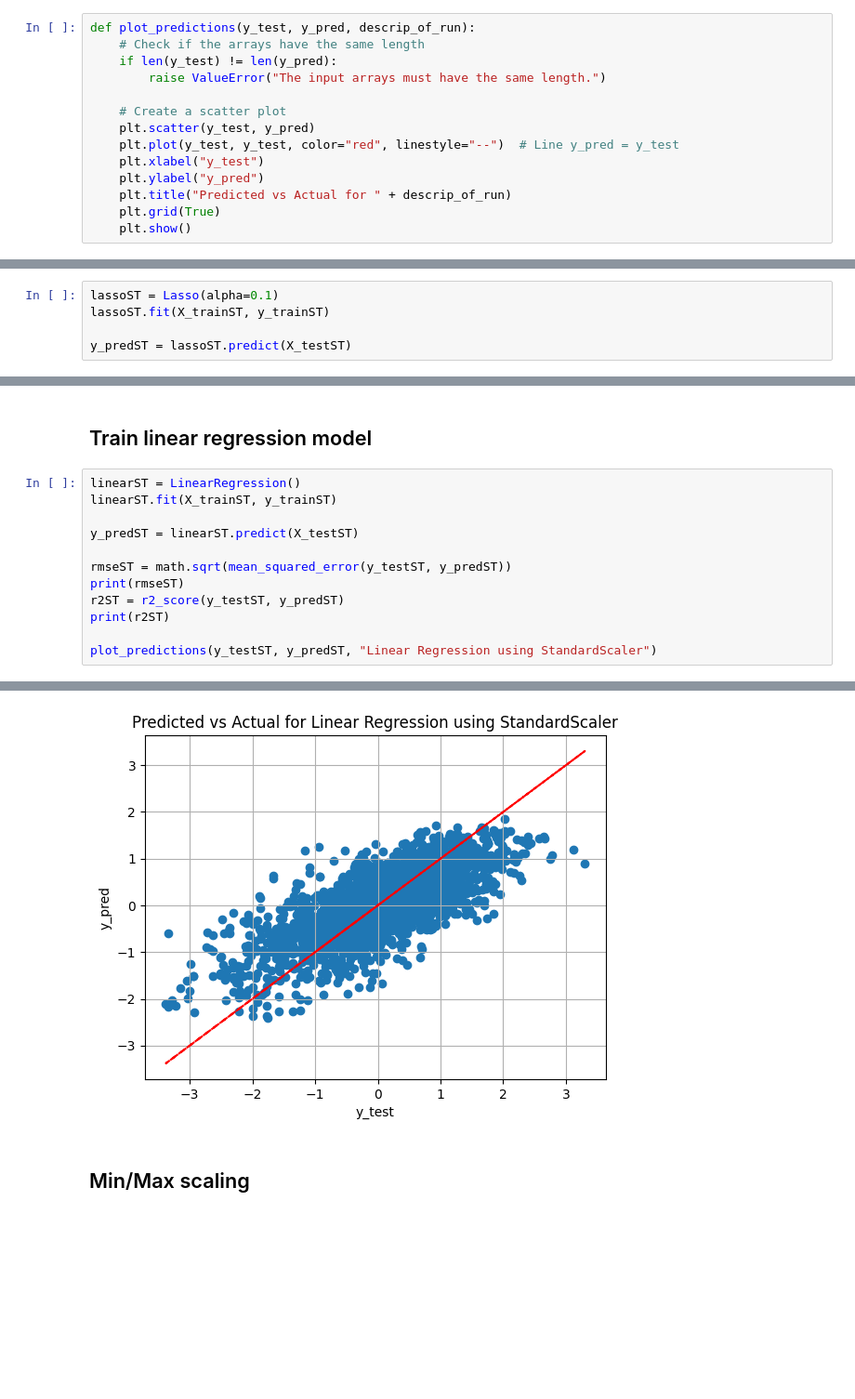
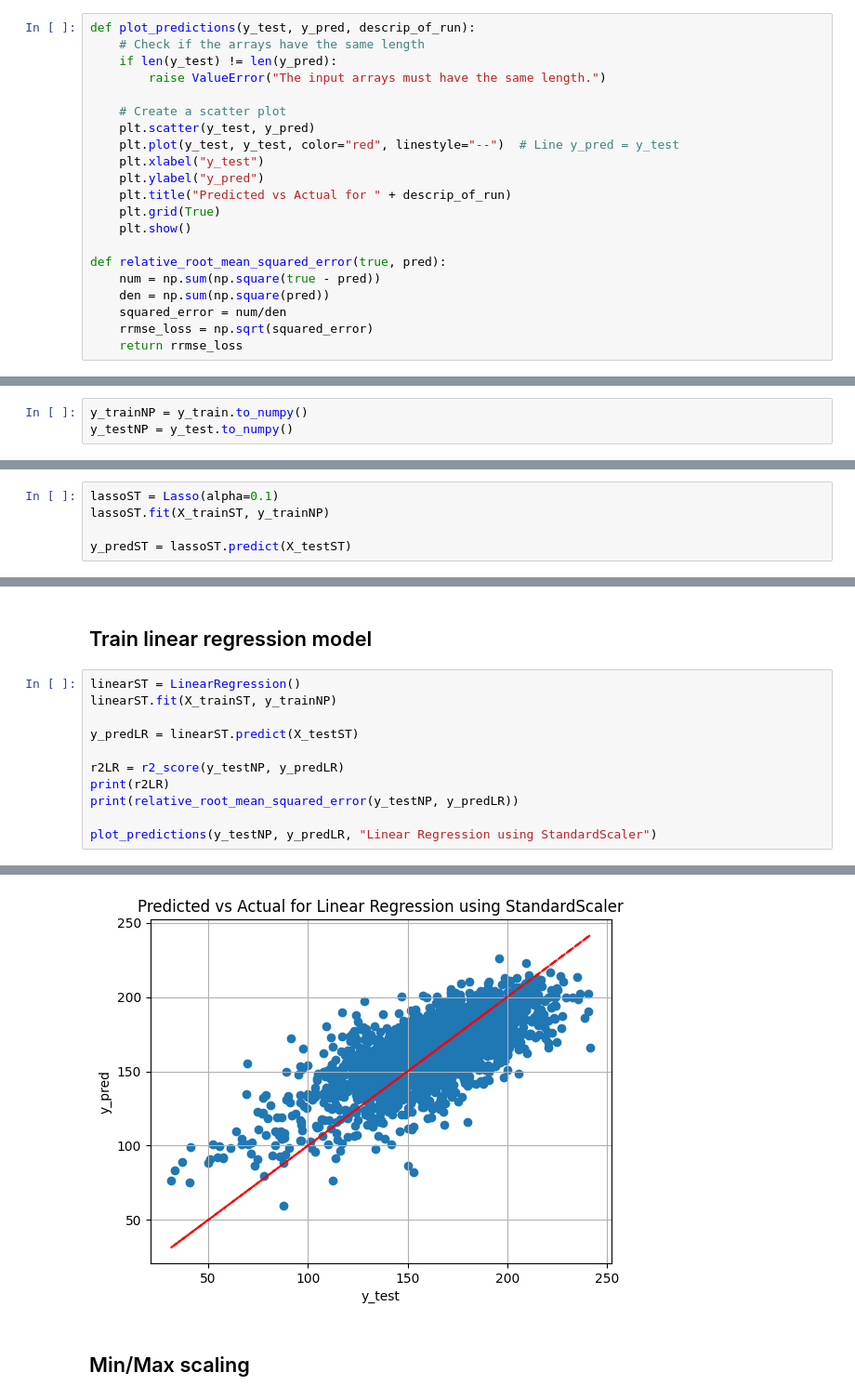
Before and after one commit to claudiosv/Computing-for-Food-Security, a Jupyter notebook: Project 3/ml-tests.ipynb, the cells around one changed output, grey strips where cells are left out. Shown at 93% size. Saved outputs shown, nothing was run; the diff lists cells and outputs as text; blank space fills up the shorter version.

```diff
--- a/Project 3/ml-tests.ipynb
+++ b/Project 3/ml-tests.ipynb
@@ -37,6 +37,13 @@ def plot_predictions(y_test, y_pred, descrip_of_run):
     plt.title("Predicted vs Actual for " + descrip_of_run)
     plt.grid(True)
     plt.show()
+
+def relative_root_mean_squared_error(true, pred):
+    num = np.sum(np.square(true - pred))
+    den = np.sum(np.square(pred))
+    squared_error = num/den
+    rrmse_loss = np.sqrt(squared_error)
+    return rrmse_loss
 # %% [markdown]
 ## Load ML files
 # %%
@@ -102,8 +109,11 @@ print(scaleryST.inverse_transform(y_testST)[0])
+# %%
+y_trainNP = y_train.to_numpy()
+y_testNP = y_test.to_numpy()
 # %% [markdown]
 ## Train lasso model
 # %%
 lassoST = Lasso(alpha=0.1)
-lassoST.fit(X_trainST, y_trainST)
+lassoST.fit(X_trainST, y_trainNP)
 
 y_predST = lassoST.predict(X_testST)
 # %%
@@ -120,14 +130,13 @@ plot_predictions(y_testST, y_predST, "Lasso with StandardScalar")
 ## Train linear regression model
 # %%
 linearST = LinearRegression()
-linearST.fit(X_trainST, y_trainST)
+linearST.fit(X_trainST, y_trainNP)
 
-y_predST = linearST.predict(X_testST)
+y_predLR = linearST.predict(X_testST)
 
-rmseST = math.sqrt(mean_squared_error(y_testST, y_predST))
-print(rmseST)
-r2ST = r2_score(y_testST, y_predST)
-print(r2ST)
+r2LR = r2_score(y_testNP, y_predLR)
+print(r2LR)
+print(relative_root_mean_squared_error(y_testNP, y_predLR))
 
-plot_predictions(y_testST, y_predST, "Linear Regression using StandardScaler")
+plot_predictions(y_testNP, y_predLR, "Linear Regression using StandardScaler")
 # %% [output]
@@ -136,4 +145,4 @@ plot_predictions(y_testST, y_predST, "Linear Regression using StandardScaler")
-[figure, old version]
+[figure, new version]
 # %% [markdown]
 ## Min/Max scaling
 # %%
```
Also changed, not shown: parts of 21 cells of this notebook, 2 other files.
